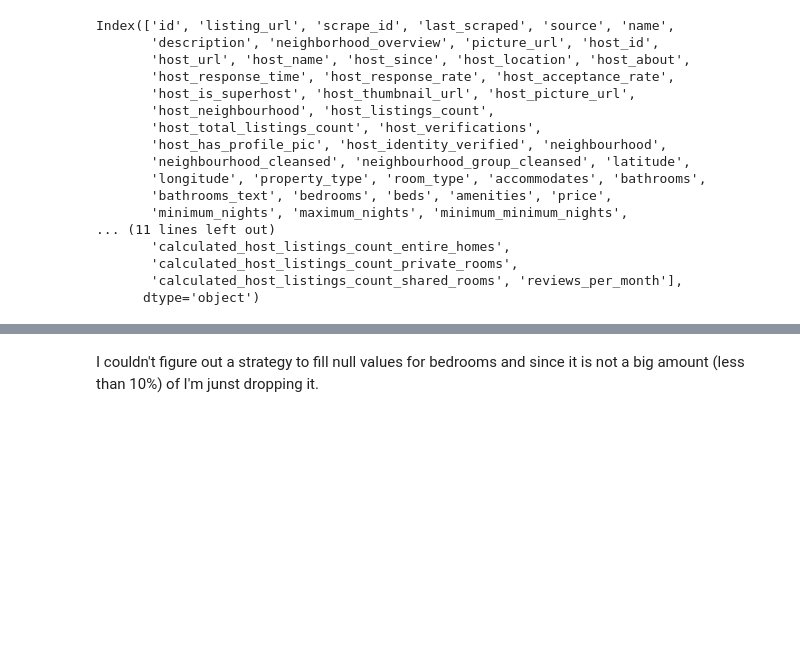
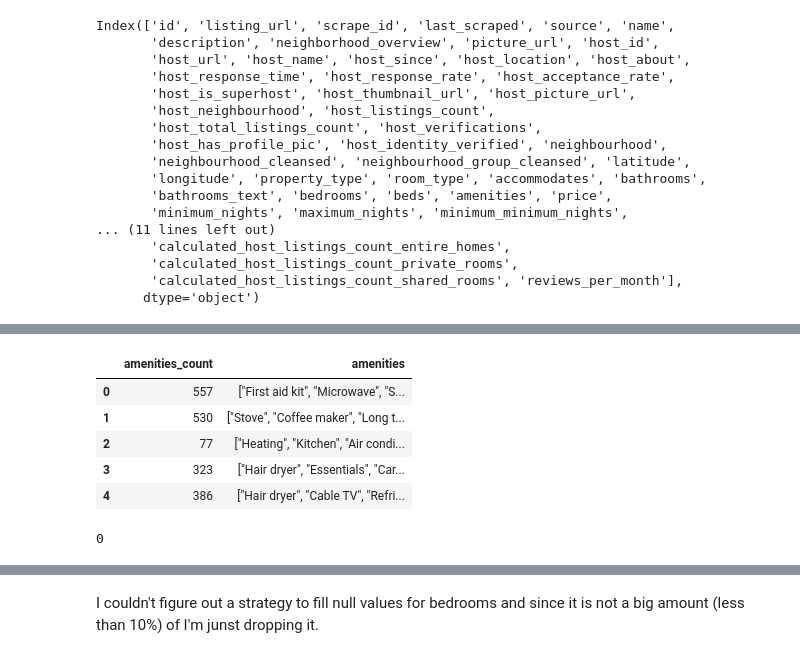
Before and after one commit to sresende/airbnb_data_analysis, a Jupyter notebook: code/01 Data Cleaning and Feature Engineering_.ipynb, the cells around one changed output, grey strips where cells are left out. Cells and saved outputs as stored; diff of their text form; code cells hidden in the pictures; blank space fills up the shorter version.

```diff
--- a/code/01 Data Cleaning and Feature Engineering_.ipynb
+++ b/code/01 Data Cleaning and Feature Engineering_.ipynb
@@ -94,3 +109,18 @@ Index(['id', 'listing_url', 'scrape_id', 'last_scraped', 'source', 'name',
+# %%
+listing['amenities_count'] = listing['amenities'].map(lambda x: len(x))
+# %%
+listing[['amenities_count','amenities']].head()
+# %% [output]
+|  | amenities_count | amenities |
+| 0 | 557 | ["First aid kit", "Microwave", "S... |
+| 1 | 530 | ["Stove", "Coffee maker", "Long t... |
+| 2 | 77 | ["Heating", "Kitchen", "Air condi... |
+| 3 | 323 | ["Hair dryer", "Essentials", "Car... |
+| 4 | 386 | ["Hair dryer", "Cable TV", "Refri... |
+# %%
+listing['amenities_count'].isnull().sum()
+# %% [output]
+0
 # %%
 col_del = ['listing_url', 'scrape_id', 'last_scraped', 'source',
             'picture_url', 'host_url', 'host_since','host_location',
```
Also changed, not shown: parts of 8 cells of this notebook, 6 other files.
